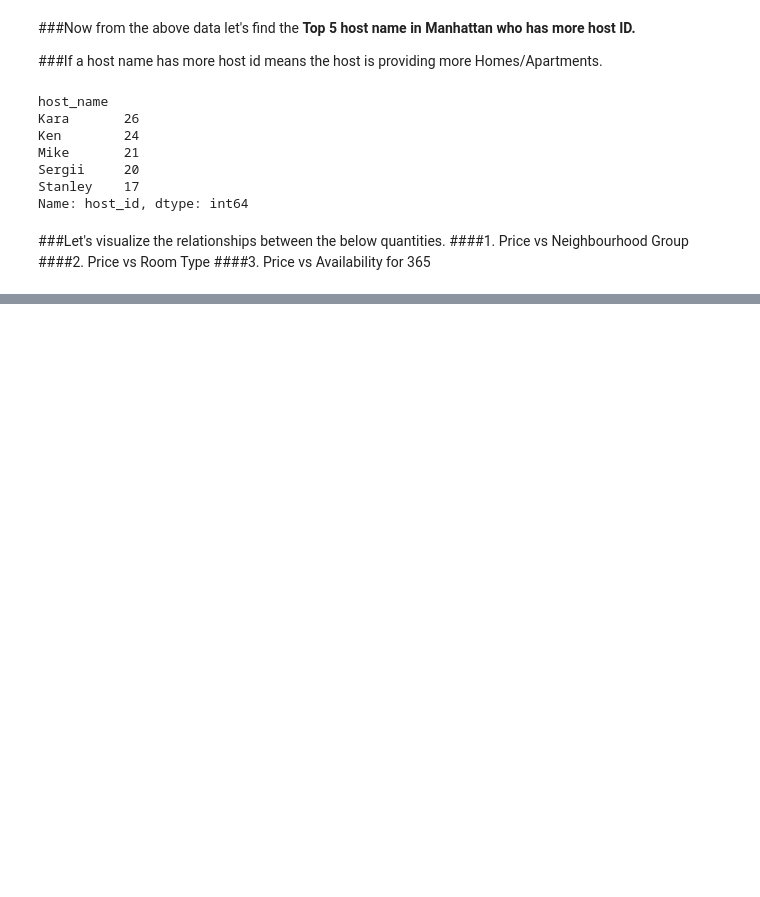
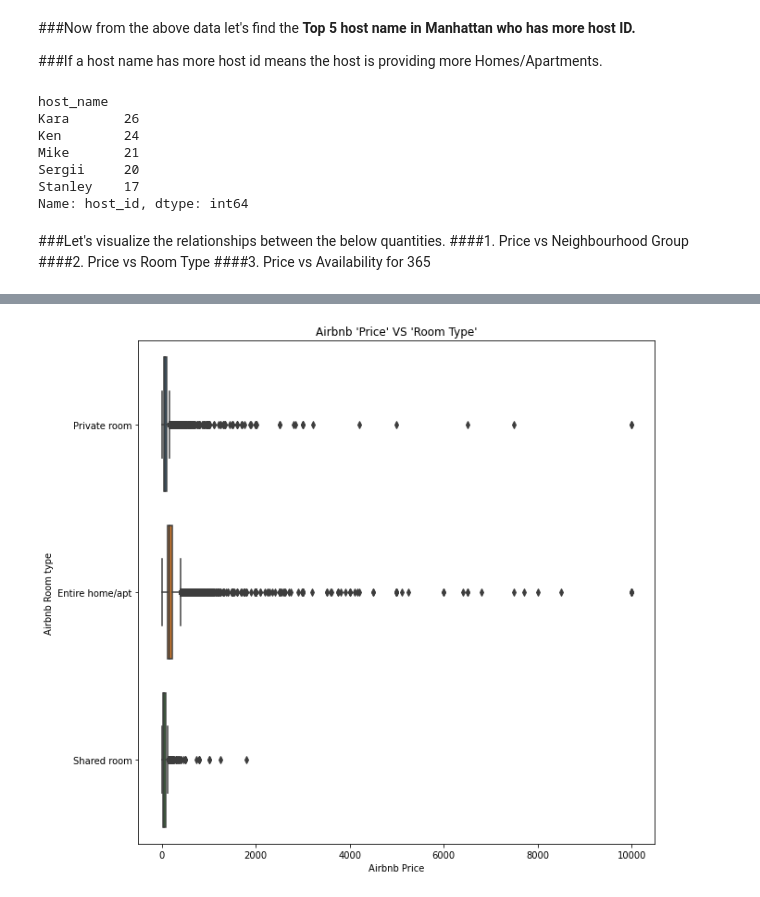
Before and after one commit to Mohamed-Harish-M-123/Capstone-Project-I, a Jupyter notebook: Airbnb_booking_analysis.ipynb, the cells around one changed output, grey strips where cells are left out. Saved outputs shown, nothing was run; the diff lists cells and outputs as text; code cells hidden in the pictures; blank space fills up the shorter version.

```diff
--- a/Airbnb_booking_analysis.ipynb
+++ b/Airbnb_booking_analysis.ipynb
@@ -365,0 +376,11 @@ Name: host_id, dtype: int64
+# %%
+# Price VS Room type
+
+fig2 = plt.figure(figsize=(10,10))
+ar = sns.boxplot(x = airbnbCopy['price'], y = airbnbCopy['room_type'], data = airbnbCopy)
+plt.xlabel('Airbnb Price')
+plt.ylabel('Airbnb Room type')
+plt.title("Airbnb 'Price' VS 'Room Type'")
+plt.show()
+# %% [output]
+[figure, added]
```
Also changed, not shown: parts of 3 cells of this notebook.
